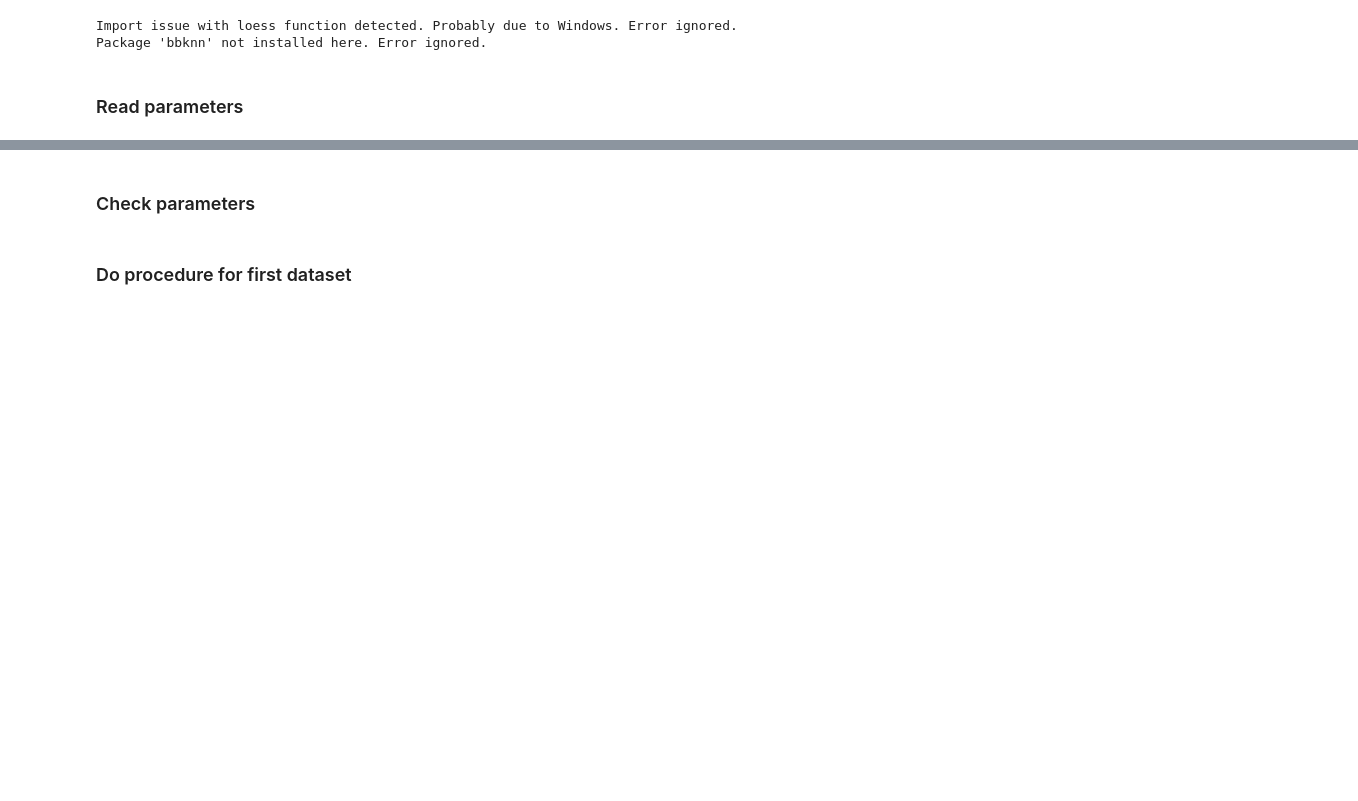
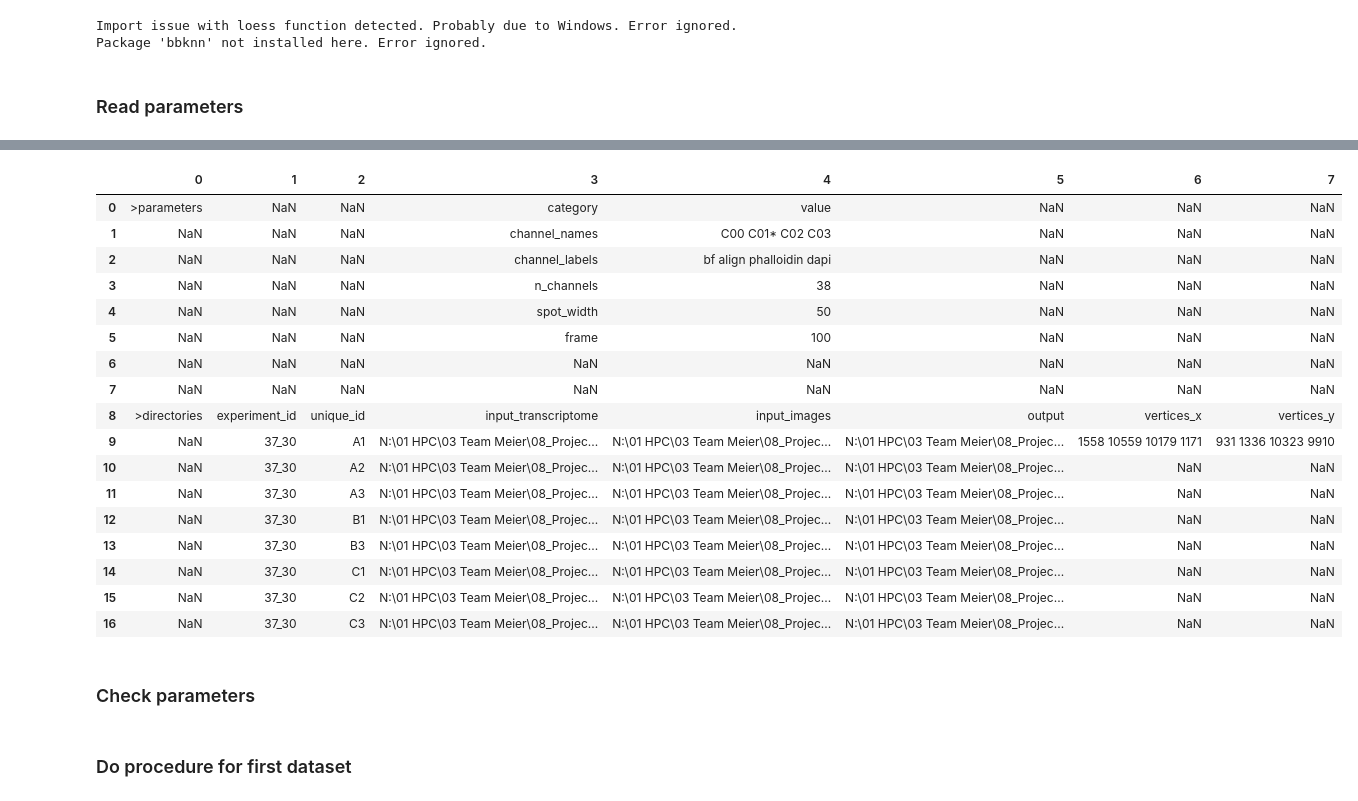
Before and after one commit to jwrth/xDBiT_toolbox, a Jupyter notebook: CountsToAnndata/alignment_script.ipynb, the cells around one changed output, grey strips where cells are left out. Cells and saved outputs as stored; diff of their text form; code cells hidden in the pictures; blank space fills up the shorter version.

Commit message:
alignment script first version created

```diff
--- a/CountsToAnndata/alignment_script.ipynb
+++ b/CountsToAnndata/alignment_script.ipynb
@@ -53,3 +65,24 @@ alignment_channel = [elem for elem in channel_names if "*" in elem][0]
+# %%
+settings
+# %% [output]
+|  | 0 | 1 | 2 | 3 | 4 | 5 | 6 | 7 |
+| 0 | >parameters | NaN | NaN | category | value | NaN | NaN | NaN |
+| 1 | NaN | NaN | NaN | channel_names | C00 C01* C02 C03 | NaN | NaN | NaN |
+| 2 | NaN | NaN | NaN | channel_labels | bf align phalloidin dapi | NaN | NaN | NaN |
+| 3 | NaN | NaN | NaN | n_channels | 38 | NaN | NaN | NaN |
+| 4 | NaN | NaN | NaN | spot_width | 50 | NaN | NaN | NaN |
+| 5 | NaN | NaN | NaN | frame | 100 | NaN | NaN | NaN |
+| 6 | NaN | NaN | NaN | NaN | NaN | NaN | NaN | NaN |
+| 7 | NaN | NaN | NaN | NaN | NaN | NaN | NaN | NaN |
+| 8 | >directories | experiment_id | unique_id | input_transcriptome | input_images | output | vertices_x | vertices_y |
+| 9 | NaN | 37_30 | A1 | N:\01 HPC\03 Team Meier\08_Projec... | N:\01 HPC\03 Team Meier\08_Projec... | N:\01 HPC\03 Team Meier\08_Projec... | 1558 10559 10179 1171 | 931 1336 10323 9910 |
+| 10 | NaN | 37_30 | A2 | N:\01 HPC\03 Team Meier\08_Projec... | N:\01 HPC\03 Team Meier\08_Projec... | N:\01 HPC\03 Team Meier\08_Projec... | NaN | NaN |
+| 11 | NaN | 37_30 | A3 | N:\01 HPC\03 Team Meier\08_Projec... | N:\01 HPC\03 Team Meier\08_Projec... | N:\01 HPC\03 Team Meier\08_Projec... | NaN | NaN |
+| 12 | NaN | 37_30 | B1 | N:\01 HPC\03 Team Meier\08_Projec... | N:\01 HPC\03 Team Meier\08_Projec... | N:\01 HPC\03 Team Meier\08_Projec... | NaN | NaN |
+| 13 | NaN | 37_30 | B3 | N:\01 HPC\03 Team Meier\08_Projec... | N:\01 HPC\03 Team Meier\08_Projec... | N:\01 HPC\03 Team Meier\08_Projec... | NaN | NaN |
+| 14 | NaN | 37_30 | C1 | N:\01 HPC\03 Team Meier\08_Projec... | N:\01 HPC\03 Team Meier\08_Projec... | N:\01 HPC\03 Team Meier\08_Projec... | NaN | NaN |
+| 15 | NaN | 37_30 | C2 | N:\01 HPC\03 Team Meier\08_Projec... | N:\01 HPC\03 Team Meier\08_Projec... | N:\01 HPC\03 Team Meier\08_Projec... | NaN | NaN |
+| 16 | NaN | 37_30 | C3 | N:\01 HPC\03 Team Meier\08_Projec... | N:\01 HPC\03 Team Meier\08_Projec... | N:\01 HPC\03 Team Meier\08_Projec... | NaN | NaN |
 # %% [markdown]
 ### Check parameters
 # %%
```
Also changed, not shown: parts of 10 cells of this notebook, 3 other files.
